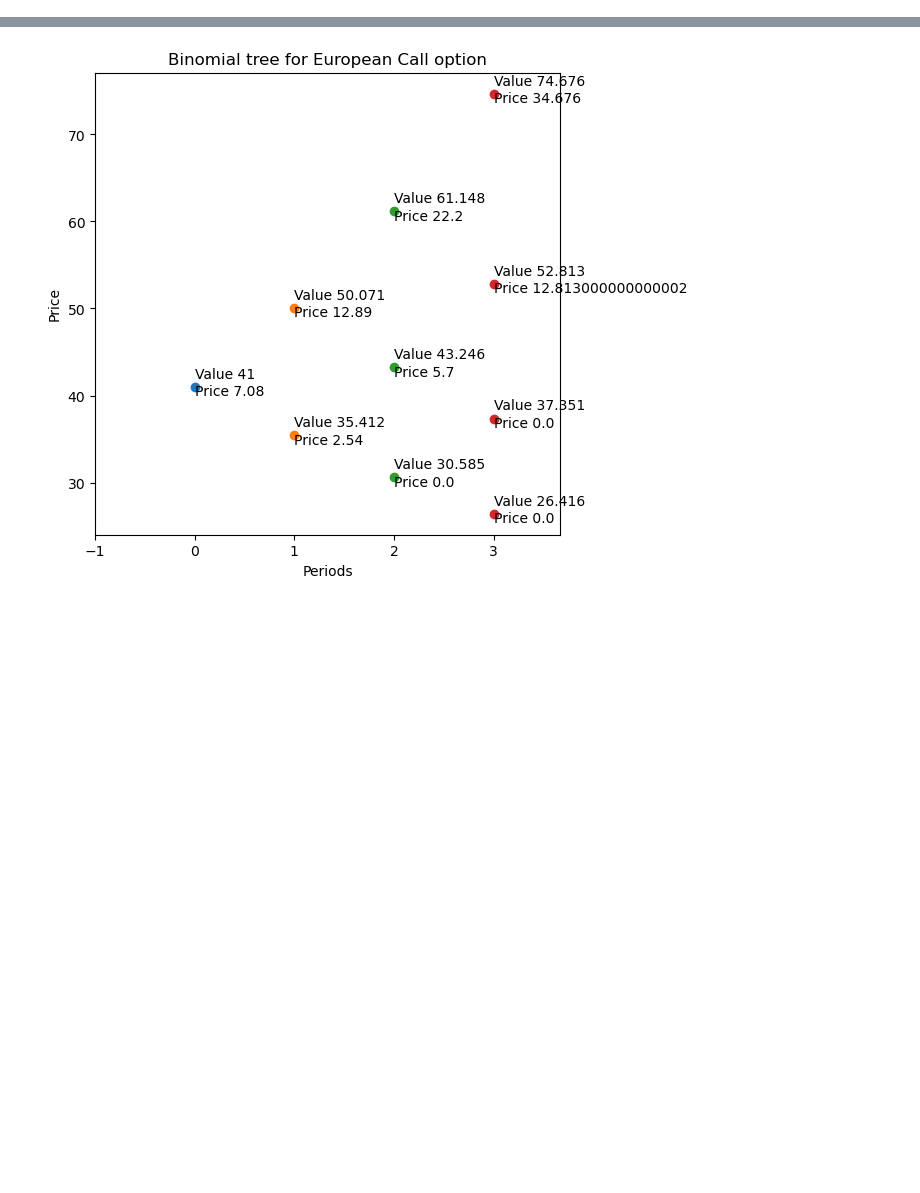
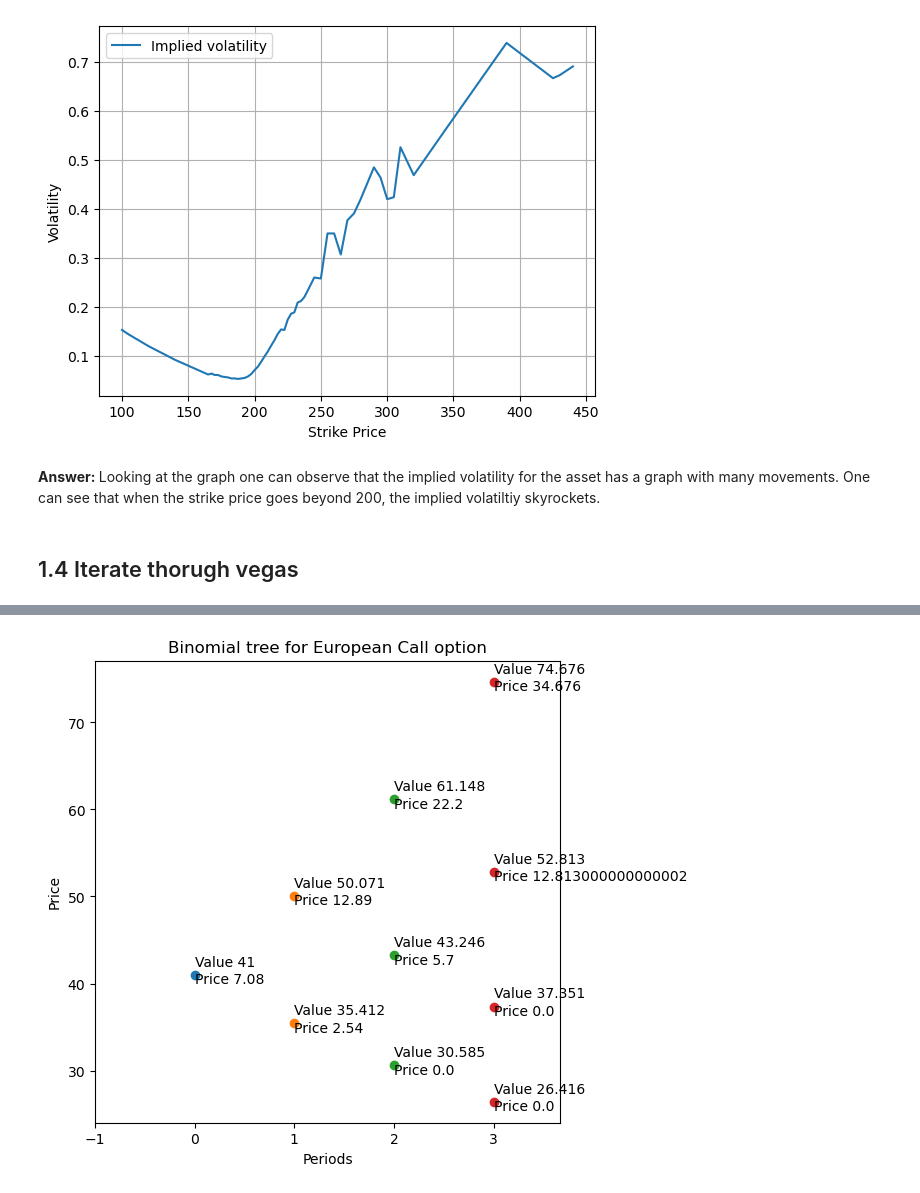
Before and after one commit to DataJakob/Various-School-Projects, a Jupyter notebook: Project_Evaluation_and_Finance/deliverable.ipynb, the cells around one changed output, grey strips where cells are left out. Saved outputs shown, nothing was run; the diff lists cells and outputs as text; code cells hidden in the pictures; blank space fills up the shorter version.

```diff
--- a/Project_Evaluation_and_Finance/deliverable.ipynb
+++ b/Project_Evaluation_and_Finance/deliverable.ipynb
@@ -12,0 +28,4 @@ Attributes:
+# %%
+df = pd.read_csv('data_ex1.csv')
+del df['Unnamed: 2']
+df
@@ -12,0 +46,21 @@ Attributes:
+# %%
+vol_list = []
+for i in range(len(df)):
+    ex1c = BlaSchMet(200,df['Strike'][i],3,0.05,0.01, 'Put')
+    ex1c.set_goal(find_price=False, vol=None, find_vol=True, price=df['Last Price'][i])
+    vol = ex1c.find_imp_vol(x_guess=0.001)
+    vol_list.append(vol)
+# %%
+fig, ax = plt.subplots()
+ax.plot(df['Strike'],vol_list, label='Implied volatility')
+ax.set_xlabel('Strike Price')
+ax.set_ylabel('Volatility')
+plt.grid()
+plt.legend()
+plt.show()
+# %% [output]
+[figure, added]
+# %% [markdown]
+<b> Answer: </b> Looking at the graph one can observe that the implied volatility for the asset has a graph with many movements. One can see that when the strike price goes beyond 200, the  implied volatiltiy skyrockets.
+# %% [markdown]
+<h2> 1.4 Iterate thorugh vegas</h2>
```
Also changed, not shown: parts of 15 cells of this notebook.
